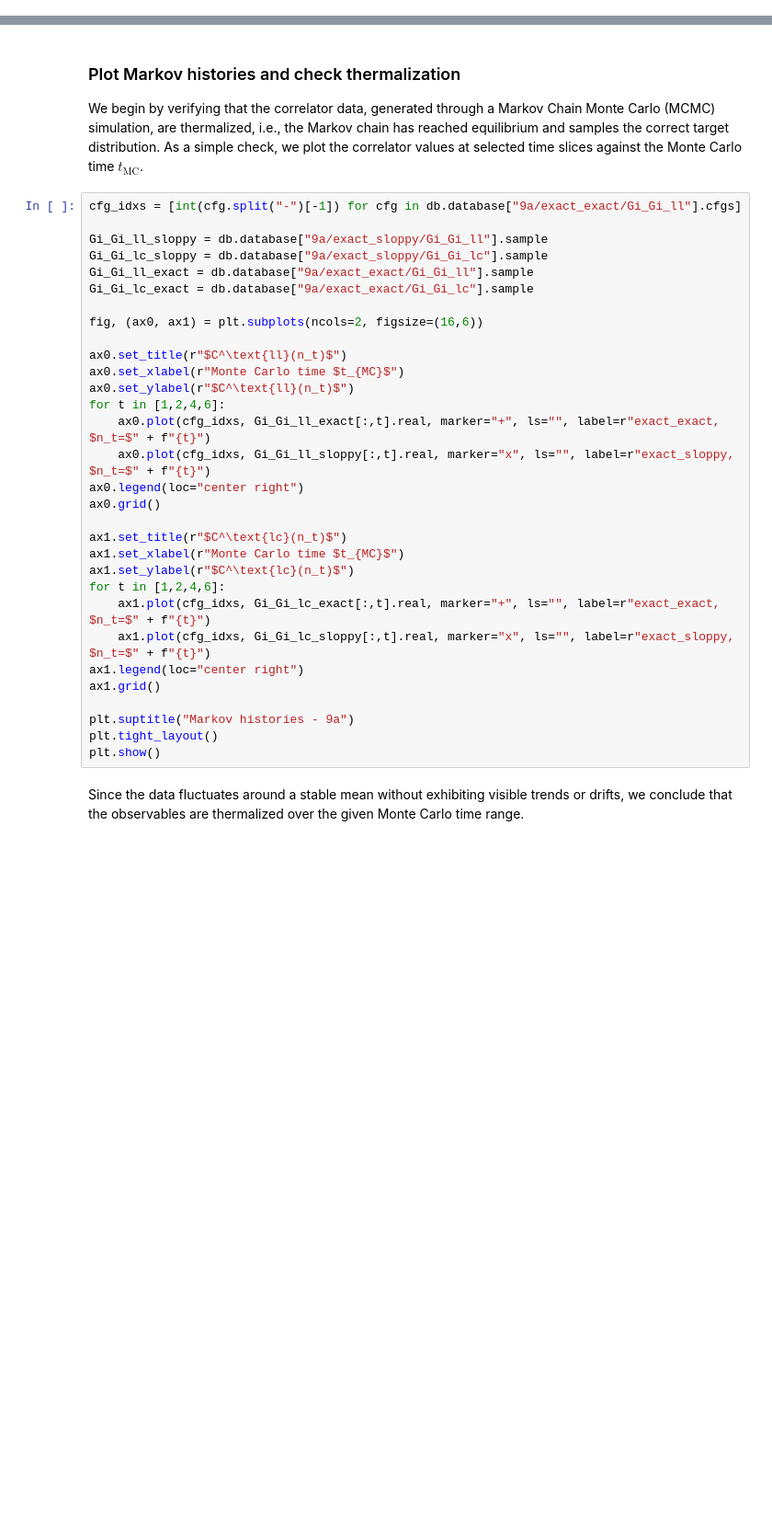
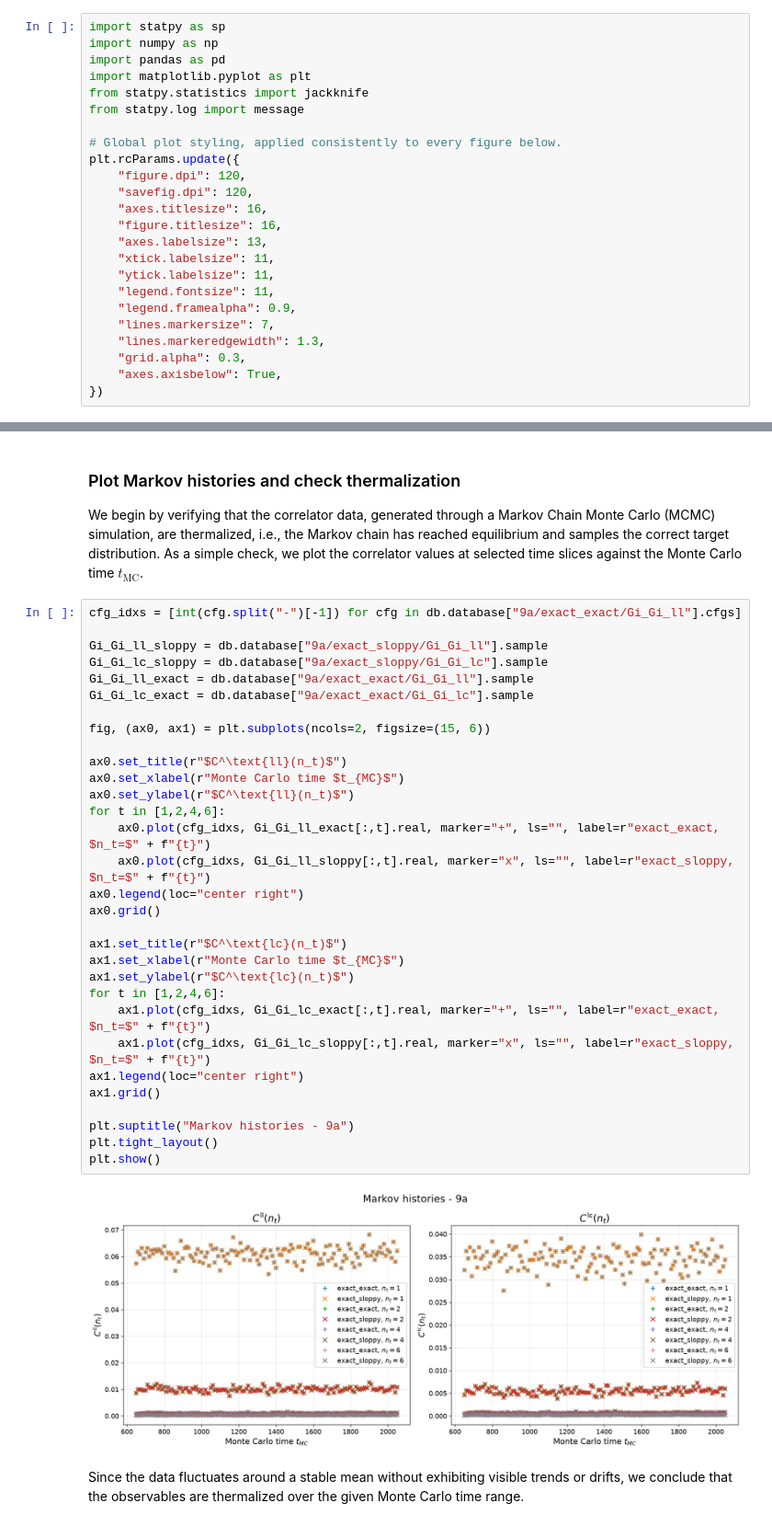
Before and after one commit to spieseba/caa-control-variates, a Jupyter notebook: covariant_approximation_averaging.ipynb, the cells around one changed output, grey strips where cells are left out. Shown at 92% size. Cells and saved outputs as stored; diff of their text form; blank space fills up the shorter version.

```diff
--- a/covariant_approximation_averaging.ipynb
+++ b/covariant_approximation_averaging.ipynb
@@ -9,3 +3,27 @@ from statpy.log import message
+# %%
+import statpy as sp
+import numpy as np
+import pandas as pd
+import matplotlib.pyplot as plt
+from statpy.statistics import jackknife
+from statpy.log import message
+
+# Global plot styling, applied consistently to every figure below.
+plt.rcParams.update({
+    "figure.dpi": 120,
+    "savefig.dpi": 120,
+    "axes.titlesize": 16,
+    "figure.titlesize": 16,
+    "axes.labelsize": 13,
+    "xtick.labelsize": 11,
+    "ytick.labelsize": 11,
+    "legend.fontsize": 11,
+    "legend.framealpha": 0.9,
+    "lines.markersize": 7,
+    "lines.markeredgewidth": 1.3,
+    "grid.alpha": 0.3,
+    "axes.axisbelow": True,
+})
 # %% [markdown]
 ## Read correlator data
 
@@ -182,34 +281,36 @@ We begin by verifying that the correlator data, generated through a Markov Chain
 # %%
 cfg_idxs = [int(cfg.split("-")[-1]) for cfg in db.database["9a/exact_exact/Gi_Gi_ll"].cfgs]
 
 Gi_Gi_ll_sloppy = db.database["9a/exact_sloppy/Gi_Gi_ll"].sample
 Gi_Gi_lc_sloppy = db.database["9a/exact_sloppy/Gi_Gi_lc"].sample
 Gi_Gi_ll_exact = db.database["9a/exact_exact/Gi_Gi_ll"].sample
 Gi_Gi_lc_exact = db.database["9a/exact_exact/Gi_Gi_lc"].sample
 
-fig, (ax0, ax1) = plt.subplots(ncols=2, figsize=(16,6))
+fig, (ax0, ax1) = plt.subplots(ncols=2, figsize=(15, 6))
 
 ax0.set_title(r"$C^\text{ll}(n_t)$")
 ax0.set_xlabel(r"Monte Carlo time $t_{MC}$")
 ax0.set_ylabel(r"$C^\text{ll}(n_t)$")
 for t in [1,2,4,6]:
     ax0.plot(cfg_idxs, Gi_Gi_ll_exact[:,t].real, marker="+", ls="", label=r"exact_exact, $n_t=$" + f"{t}")
     ax0.plot(cfg_idxs, Gi_Gi_ll_sloppy[:,t].real, marker="x", ls="", label=r"exact_sloppy, $n_t=$" + f"{t}")
 ax0.legend(loc="center right")
 ax0.grid()
 
 ax1.set_title(r"$C^\text{lc}(n_t)$")
 ax1.set_xlabel(r"Monte Carlo time $t_{MC}$")
 ax1.set_ylabel(r"$C^\text{lc}(n_t)$")
 for t in [1,2,4,6]:
     ax1.plot(cfg_idxs, Gi_Gi_lc_exact[:,t].real, marker="+", ls="", label=r"exact_exact, $n_t=$" + f"{t}")
     ax1.plot(cfg_idxs, Gi_Gi_lc_sloppy[:,t].real, marker="x", ls="", label=r"exact_sloppy, $n_t=$" + f"{t}")
 ax1.legend(loc="center right")
 ax1.grid()
 
 plt.suptitle("Markov histories - 9a")
 plt.tight_layout()
 plt.show()
+# %% [output]
+[figure, added]
 # %% [markdown]
 Since the data fluctuates around a stable mean without exhibiting visible trends or drifts, we conclude that the observables are thermalized over the given Monte Carlo time range.
 # %% [markdown]
```
Also changed, not shown: parts of 42 cells of this notebook, 3 other files.
